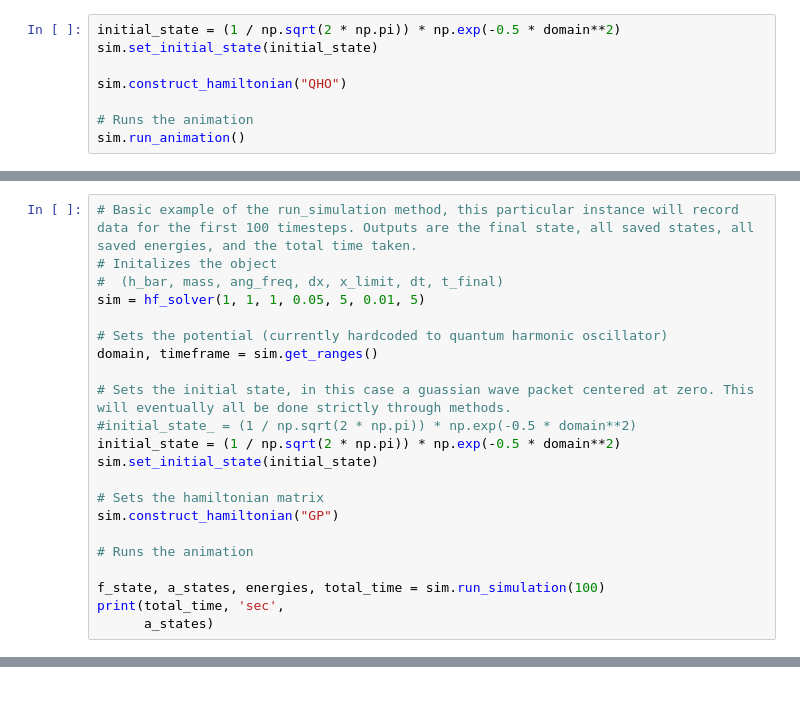
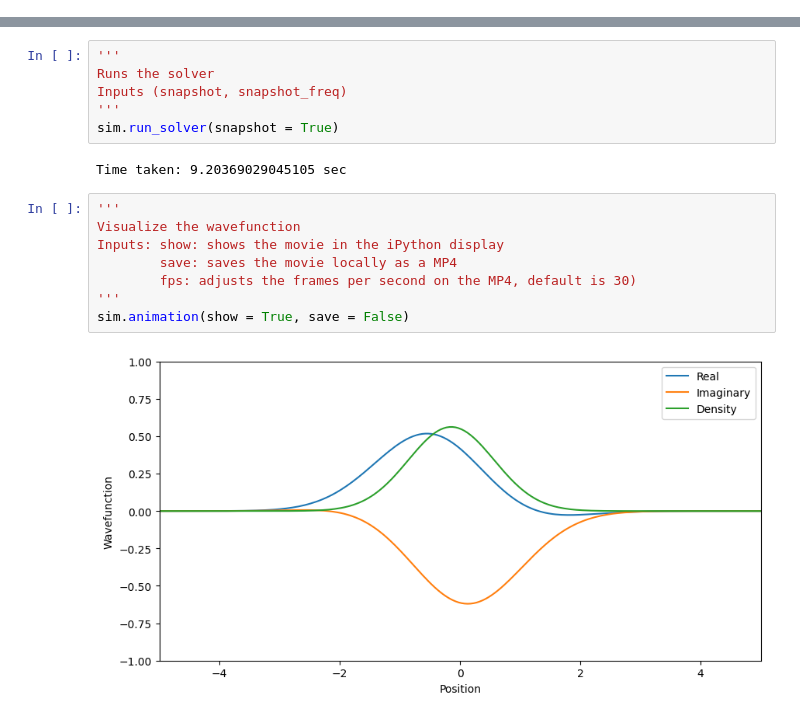
Before and after one commit to ascsn/wavefunction-dimensionality-reduction, a Jupyter notebook: high_fidelity/hf_solver_demo.ipynb, the cells around one changed output, grey strips where cells are left out. Drawn from its saved outputs; the diff is of its cells as text.

```diff
--- a/high_fidelity/hf_solver_demo.ipynb
+++ b/high_fidelity/hf_solver_demo.ipynb
@@ -57,8 +10,0 @@ sim.graph_particle_num()
-# %%
-initial_state = (1 / np.sqrt(2 * np.pi)) * np.exp(-0.5 * domain**2)
-sim.set_initial_state(initial_state)
-
-sim.construct_hamiltonian("QHO")
-
-# Runs the animation
-sim.run_animation()
@@ -67,22 +10,0 @@ sim.graph_energy()
-# %%
-# Basic example of the run_simulation method, this particular instance will record data for the first 100 timesteps. Outputs are the final state, all saved states, all saved energies, and the total time taken.
-# Initalizes the object
-#  (h_bar, mass, ang_freq, dx, x_limit, dt, t_final)
-sim = hf_solver(1, 1, 1, 0.05, 5, 0.01, 5)
-
-# Sets the potential (currently hardcoded to quantum harmonic oscillator)
-domain, timeframe = sim.get_ranges()
-
-# Sets the initial state, in this case a guassian wave packet centered at zero. This will eventually all be done strictly through methods.
-#initial_state_ = (1 / np.sqrt(2 * np.pi)) * np.exp(-0.5 * domain**2)
-initial_state = (1 / np.sqrt(2 * np.pi)) * np.exp(-0.5 * domain**2)
-sim.set_initial_state(initial_state)
-
-# Sets the hamiltonian matrix
-sim.construct_hamiltonian("GP")
-
-# Runs the animation
-
-f_state, a_states, energies, total_time = sim.run_simulation(100)
-print(total_time, 'sec',
-      a_states)
@@ -90,0 +29,18 @@ sim.graph_energy()
+# %%
+'''
+Runs the solver
+Inputs (snapshot, snapshot_freq)
+'''
+sim.run_solver(snapshot = True)
+# %% [output]
+Time taken: 9.20369029045105 sec
+# %%
+'''
+Visualize the wavefunction
+Inputs: show: shows the movie in the iPython display
+        save: saves the movie locally as a MP4
+        fps: adjusts the frames per second on the MP4, default is 30)
+'''
+sim.animation(show = True, save = False)
+# %% [output]
+[figure, added]
```
Also changed, not shown: parts of 12 cells of this notebook, 1 other file.
